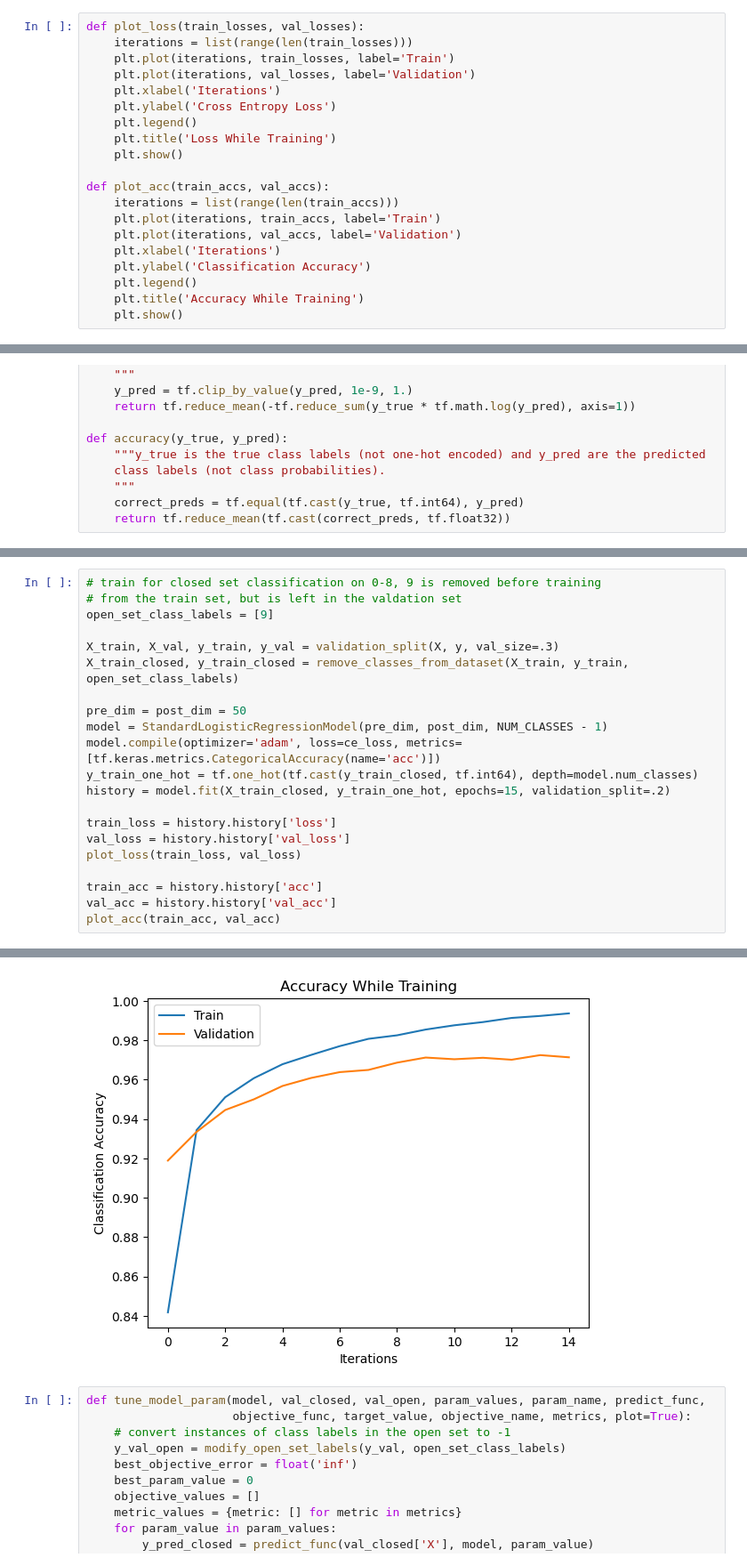
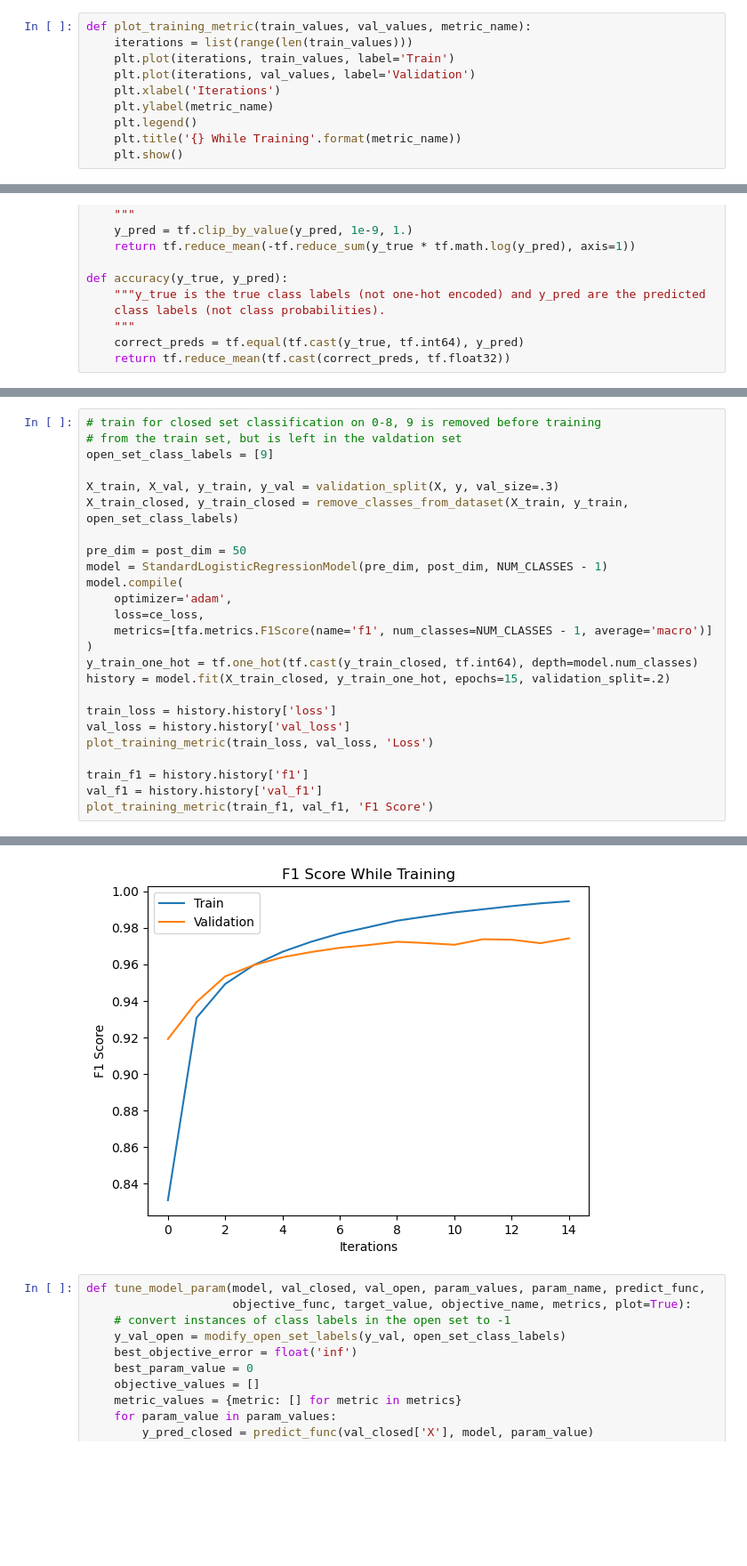
Before and after one commit to anhardy/CSE-576-Group-Project, a Jupyter notebook: placeholders_experiments.ipynb, the cells around one changed output, grey strips where cells are left out. Shown at 89% size. Saved outputs shown, nothing was run; the diff lists cells and outputs as text; blank space fills up the shorter version.

```diff
--- a/placeholders_experiments.ipynb
+++ b/placeholders_experiments.ipynb
@@ -38,25 +39,15 @@ def validation_split(X, y, val_size=.2):
 # %%
 X, y, X_test, y_test = load_dataset()
 # %%
-def plot_loss(train_losses, val_losses):
-    iterations = list(range(len(train_losses)))
-    plt.plot(iterations, train_losses, label='Train')
-    plt.plot(iterations, val_losses, label='Validation')
+def plot_training_metric(train_values, val_values, metric_name):
+    iterations = list(range(len(train_values)))
+    plt.plot(iterations, train_values, label='Train')
+    plt.plot(iterations, val_values, label='Validation')
     plt.xlabel('Iterations')
-    plt.ylabel('Cross Entropy Loss')
+    plt.ylabel(metric_name)
     plt.legend()
-    plt.title('Loss While Training')
+    plt.title('{} While Training'.format(metric_name))
     plt.show()
-
-def plot_acc(train_accs, val_accs):
-    iterations = list(range(len(train_accs)))
-    plt.plot(iterations, train_accs, label='Train')
-    plt.plot(iterations, val_accs, label='Validation')
-    plt.xlabel('Iterations')
-    plt.ylabel('Classification Accuracy')
-    plt.legend()
-    plt.title('Accuracy While Training')
-    plt.show()
 # %%
 class StandardLogisticRegressionModel(tf.keras.Model):
     def __init__(self, pre_dim, post_dim, num_classes):
@@ -189,16 +190,20 @@ X_train_closed, y_train_closed = remove_classes_from_dataset(X_train, y_train, o
 
 pre_dim = post_dim = 50
 model = StandardLogisticRegressionModel(pre_dim, post_dim, NUM_CLASSES - 1)
-model.compile(optimizer='adam', loss=ce_loss, metrics=[tf.keras.metrics.CategoricalAccuracy(name='acc')])
+model.compile(
+    optimizer='adam',
+    loss=ce_loss,
+    metrics=[tfa.metrics.F1Score(name='f1', num_classes=NUM_CLASSES - 1, average='macro')]
+)
 y_train_one_hot = tf.one_hot(tf.cast(y_train_closed, tf.int64), depth=model.num_classes)
 history = model.fit(X_train_closed, y_train_one_hot, epochs=15, validation_split=.2)
 
 train_loss = history.history['loss']
 val_loss = history.history['val_loss']
-plot_loss(train_loss, val_loss)
+plot_training_metric(train_loss, val_loss, 'Loss')
 
-train_acc = history.history['acc']
-val_acc = history.history['val_acc']
-plot_acc(train_acc, val_acc)
+train_f1 = history.history['f1']
+val_f1 = history.history['val_f1']
+plot_training_metric(train_f1, val_f1, 'F1 Score')
 # %% [output]
 Epoch 1/15
@@ -222,4 +227,4 @@ Epoch 15/15
-[figure, old version]
+[figure, new version]
 # %%
 def tune_model_param(model, val_closed, val_open, param_values, param_name, predict_func,
                      objective_func, target_value, objective_name, metrics, plot=True):
```
Also changed, not shown: parts of 8 cells of this notebook.
